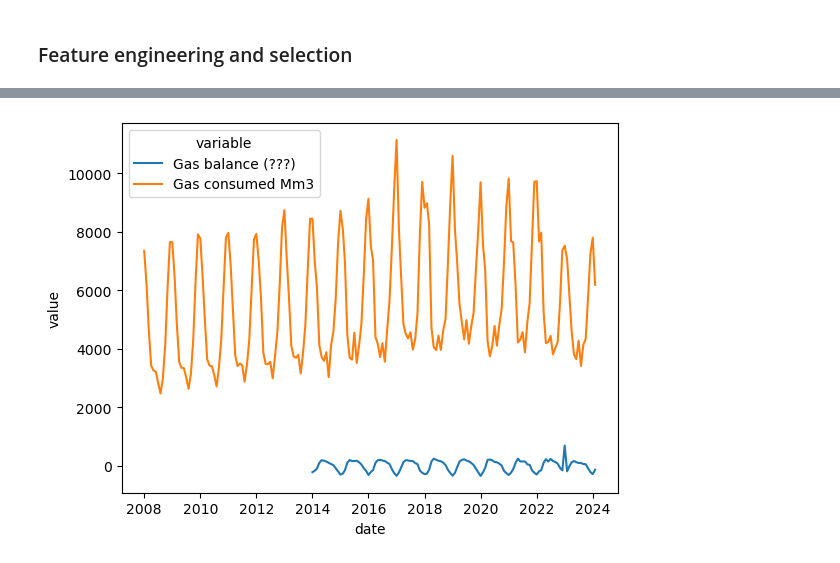
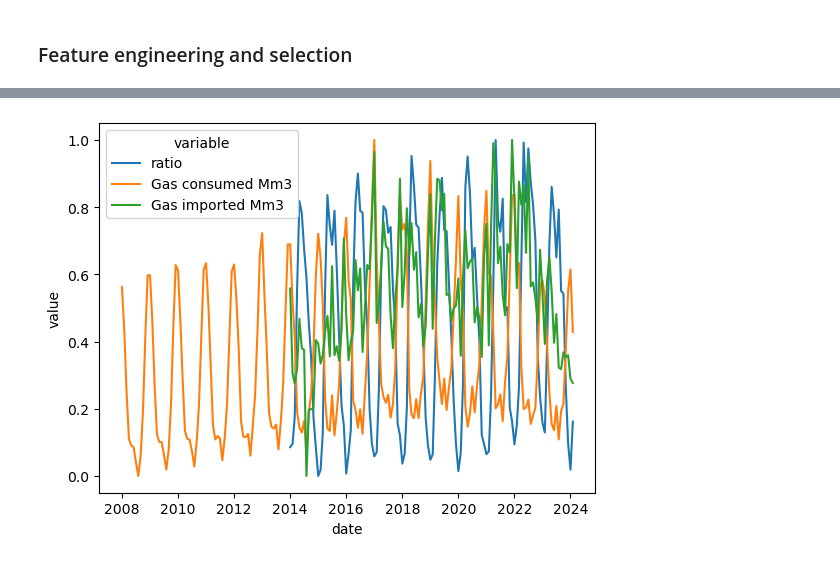
Before and after one commit to gaya22/Project_3_SEne, a Jupyter notebook: 04_feature_selection.ipynb, the cells around one changed output, grey strips where cells are left out. Cells and saved outputs as stored; diff of their text form; code cells hidden in the pictures.

```diff
--- a/04_feature_selection.ipynb
+++ b/04_feature_selection.ipynb
@@ -36,24 +130,29 @@ DatetimeIndex(['2008-01-01', '2008-02-01', '2008-03-01', '2008-04-01',
 # %%
-dfIT = pd.read_csv('Data_03.csv')
-dfIT=dfIT.set_index('date')
-dfIT.index=pd.to_datetime(dfIT.index, format='%Y-%m-%d')
+
 #Extracting features
 dfIT['Month'] = dfIT.index.month
-dfIT['sinMonth'] = 1 + np.sin((dfIT['Month']+2)/6*np.pi) #January is numerically close to December
+dfIT['sinMonth'] = (1 + np.sin((dfIT['Month']+2)/6*np.pi))/2 #January is numerically close to December
 
 #Shifting features
 dfIT['Gas imported last month Mm3'] = dfIT['Gas imported Mm3'].shift(1) # Gas imported the last month
+dfIT['Gas consumed last month Mm3'] = dfIT['Gas consumed Mm3'].shift(1) # Gas consumed the last month
+dfIT['Gas produced last month Mm3'] = dfIT['Gas produced Mm3'].shift(1) # Gas imported the last month
+dfIT['Total Gas Stocks last month Mm3'] = dfIT['Total Gas Stocks Mm3'].shift(1) # Gas imported the last month
 
-#Balances features
-dfIT['Gas consumed from stocks Mm3'] = dfIT['Total Gas Stocks Mm3'] - dfIT['Total Gas Stocks Mm3'].shift(1)
-dfIT['Gas balance (???)'] = dfIT['Gas imported Mm3'] - dfIT['Gas exported Mm3'] + dfIT['Gas produced Mm3'] - dfIT['Gas consumed Mm3'] - dfIT['Gas consumed from stocks Mm3']
+#Balance features
+dfIT['Gas consumed from stocks Mm3'] = dfIT['Total Gas Stocks Mm3'].shift(1) - dfIT['Total Gas Stocks Mm3']
+dfIT['Gas escaped Mm3'] = dfIT['Gas imported Mm3'] - dfIT['Gas exported Mm3'] + dfIT['Gas produced Mm3'] - dfIT['Gas consumed Mm3'] - dfIT['Gas consumed from stocks Mm3']
+dfIT['Net new gas Mm3'] = dfIT['Gas consumed Mm3'] - dfIT['Gas consumed from stocks Mm3'] - dfIT['Gas produced Mm3']
+
+#The idea behind the next feature is: 'ratio' looks periodic, if it can be autocorrelated, then we have a good candidate for the forecasting!
+dfIT['ratio'] = dfIT['Gas imported Mm3']/dfIT['Gas consumed Mm3'] #
 
 #Plotting normalized data
 dfITn = dfIT.copy(deep=True)
-'''
+
 for column in dfITn.columns: #what I do here is put all values on a scale from 0 to 1, where 0 corresponds to min value and 1 to max value
     dfITn.loc[:,column] = (dfITn.loc[:,column] - dfITn.loc[:,column].min())/(dfITn.loc[:,column].max() - dfITn.loc[:,column].min())
-'''
+
 dfITn = dfITn.reset_index()
 
 fig, axes = plt.subplots(len(dfITn.columns)-1,1,figsize = (10,60))
@@ -66,7 +165,6 @@ for i in range(0,len(dfITn.columns)-1):
 dfITn = dfITn.set_index('date')
 
 #let's see for only the non-NaN values
-#display(dfITn.loc[slice(None, pd.to_datetime("2020-02",format='%Y-%m')), :].corr())
 display(dfITn.corr())
 # %% [output]
 |  | Electricity import (GWh) | Electricity generated from natura... | Total electricity generated GWh | Fraction of electricity generated... | ... |
@@ -89,16 +188,17 @@ display(dfITn.corr())
 # %%
 #dfIT.index = dfIT.index.strftime('%Y-%m-%d')
-dfIT = dfIT.reset_index()
 
-sb.lineplot(x='date', y='value', hue='variable', data = pd.melt(dfIT[['date','Gas balance (???)','Gas consumed Mm3']], ['date']))
+dfITn = dfITn.reset_index()
+sb.lineplot(x='date', y='value', hue='variable', data = pd.melt(dfITn[['date','ratio','Gas consumed Mm3','Gas imported Mm3']], ['date']))
+#sb.lineplot(x='date', y='value', hue='variable', data = pd.melt(dfIT[['date','ratio','Gas consumed Mm3','Gas imported Mm3']], ['date']))
 #sb.lineplot(x='date', y='value', hue='variable', data = pd.melt(dfIT[['date','Total Gas Stocks Mm3','Gas consumed Mm3']], ['date']))
 #sb.lineplot(x='date', y='value', hue='variable', data = pd.melt(dfIT[['date','Gas import - Gas export Mm3','Gas consumed Mm3']], ['date']))
 #sb.lineplot(x='date', y='value', hue='variable', data = pd.melt(dfITn[['date','sinMonth','Gas consumed Mm3']], ['date']))
 #sb.lineplot(x='date', y='value', hue='variable', data = pd.melt(dfITn[['date','Gas consumed Mm3','Total Gas Stocks Mm3']], ['date']))
 
-dfIT = dfIT.set_index('date')
+dfITn = dfITn.set_index('date')
 # %% [output]
-[figure, old version]
+[figure, new version]
 # %%
 dfITn = dfITn.reset_index()
 display(dfITn)
```
Also changed, not shown: parts of 9 cells of this notebook, 5 other files.
